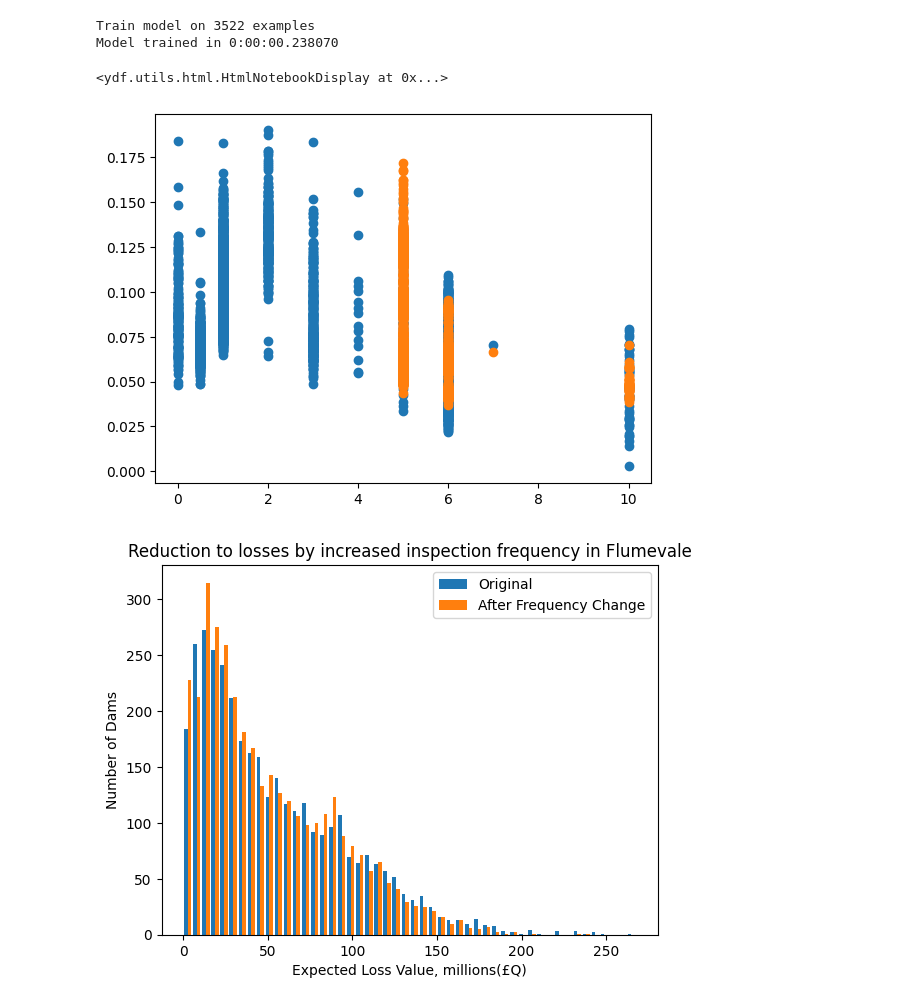
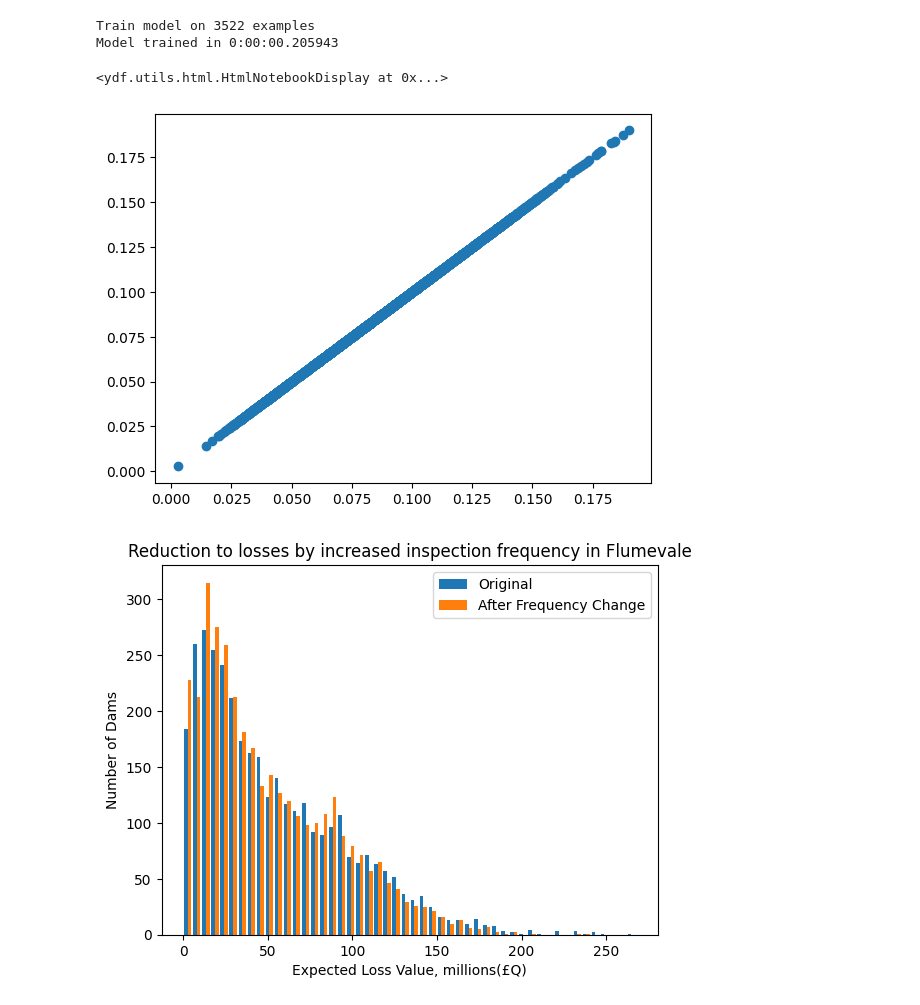
Before and after one commit to kevinj637/SOA_research_comp2025, a Jupyter notebook: machine_learning.ipynb, the cells around one changed output. Saved outputs shown, nothing was run; the diff lists cells and outputs as text; code cells hidden in the pictures.

Commit message:
started work on assessment category

```diff
--- a/machine_learning.ipynb
+++ b/machine_learning.ipynb
@@ -11,7 +11,7 @@ df = pd.read_csv("dam_data_imputed_flumevale.csv")
 
 train_df = df.copy(True)
 #train_df.columns
-train_df = train_df.drop(columns=["ID", "Years Modified", "Assessment Date", "Assessment Date","Loss given failure - prop (Qm)","Loss given failure - liab (Qm)", "Loss given failure - BI (Qm)", "Total Loss Given Failure", "Expected Loss Value"])
+train_df = train_df.drop(columns=["ID", "Years Modified", "Assessment Date", "Assessment Date","Hazard", "Loss given failure - prop (Qm)","Loss given failure - liab (Qm)", "Loss given failure - BI (Qm)", "Total Loss Given Failure", "Expected Loss Value"])
 
 test_df = train_df.copy(True)
 
@@ -22,7 +22,7 @@ for i in range(test_df.index.size):
 model = ydf.GradientBoostedTreesLearner(label="Probability of Failure", task=ydf.Task.REGRESSION).train(train_df)
 # %% [output]
 Train model on 3522 examples
-Model trained in 0:00:00.238070
+Model trained in 0:00:00.205943
 # %%
 model.describe()
 # %% [output]
@@ -36,16 +36,18 @@ for i in range(test_df.index.size):
 # %%
 orig_x = train_df["Inspection Frequency"].to_numpy()
 orig_y = train_df["Probability of Failure"].to_numpy()
 
 new_x = test_df["Inspection Frequency"].to_numpy()
 new_y = test_df["Probability of Failure"].to_numpy()
 
-plot.scatter(orig_x, orig_y)
-plot.scatter(new_x, new_y)
+#plot.scatter(orig_x, orig_y)
+#plot.scatter(new_x, new_y)
+
+plot.scatter(orig_y, orig_y)
 
 plot.show()
 # %% [output]
-[figure, old version]
+[figure, new version]
 # %%
 new_df = df.copy(True)
 new_df = new_df.replace(new_df["Probability of Failure"], pd.Series(new_y))
```
Also changed, not shown: parts of 1 cell of this notebook, 3 other files.
